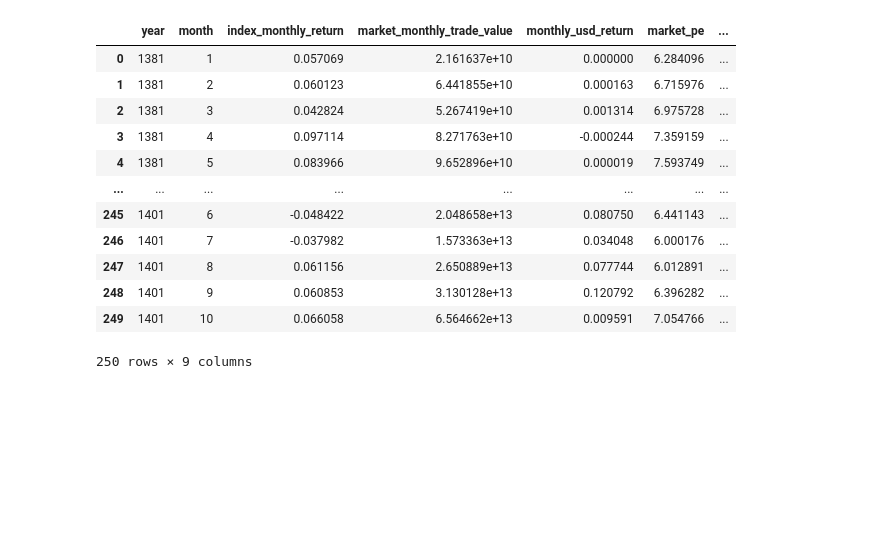
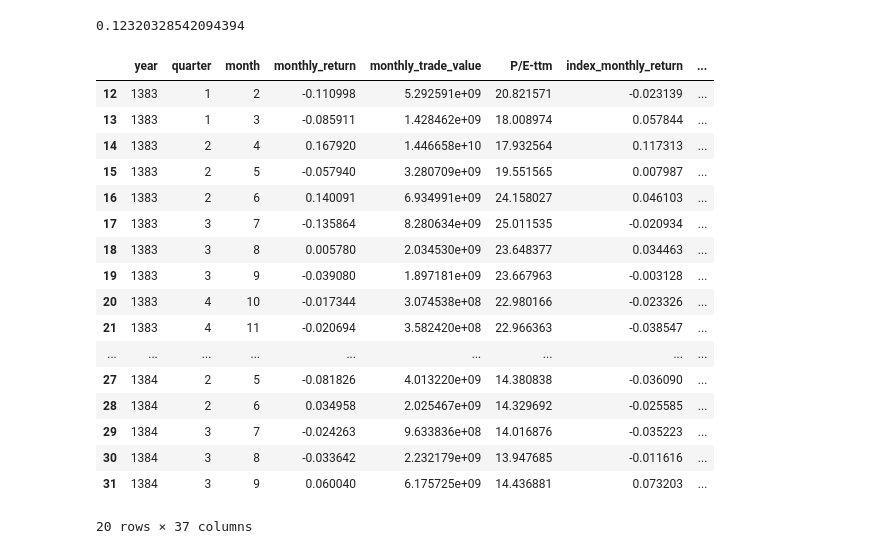
Before and after one commit to Chatrasham/sector_selection_algo, a Jupyter notebook: jupyter/creating_dataset.ipynb, the cells around one changed output. Saved outputs shown, nothing was run; the diff lists cells and outputs as text; code cells hidden in the pictures; blank space fills up the shorter version.

Commit message:
still creating the dataset

```diff
--- a/jupyter/creating_dataset.ipynb
+++ b/jupyter/creating_dataset.ipynb
@@ -262,19 +263,19 @@ for file_name in list_of_sector_processed_files:
     market_data = pd.read_csv(market_data_processed_path+ "\\" + list_of_market_processed_files[0])
     market_data = market_data.drop(["Unnamed: 0"],axis=1)
     market_data = market_data.fillna(method='ffill')
+    new_data = data.merge(market_data,on=["year","month"],how="inner")
+
+
+
+    if len(dataset_df) == 0:
+        dataset_df = new_data
+
+    else:
+        dataset_df = pd.concat([dataset_df,new_data])
+
+dataset_df = dataset_df.sort_values(by = ['year', 'quarter'], ascending = [True, True])
+dataset_df.to_csv(dataset_path + "\\" + "dataset.csv")
-# %%
-market_data
-# %% [output]
-|  | year | month | index_monthly_return | market_monthly_trade_value | monthly_usd_return | market_pe | ... |
-| 0 | 1381 | 1 | 0.057069 | 2.161637e+10 | 0.000000 | 6.284096 | ... |
-| 1 | 1381 | 2 | 0.060123 | 6.441855e+10 | 0.000163 | 6.715976 | ... |
-| 2 | 1381 | 3 | 0.042824 | 5.267419e+10 | 0.001314 | 6.975728 | ... |
-| 3 | 1381 | 4 | 0.097114 | 8.271763e+10 | -0.000244 | 7.359159 | ... |
-| 4 | 1381 | 5 | 0.083966 | 9.652896e+10 | 0.000019 | 7.593749 | ... |
-| ... | ... | ... | ... | ... | ... | ... | ... |
-| 245 | 1401 | 6 | -0.048422 | 2.048658e+13 | 0.080750 | 6.441143 | ... |
-| 246 | 1401 | 7 | -0.037982 | 1.573363e+13 | 0.034048 | 6.000176 | ... |
-| 247 | 1401 | 8 | 0.061156 | 2.650889e+13 | 0.077744 | 6.012891 | ... |
-| 248 | 1401 | 9 | 0.060853 | 3.130128e+13 | 0.120792 | 6.396282 | ... |
-| 249 | 1401 | 10 | 0.066058 | 6.564662e+13 | 0.009591 | 7.054766 | ... |
-250 rows × 9 columns
+# %%
+return_calculator(new_data["monthly_return"].iloc[0:5])
+# %% [output]
+0.12320328542094394
@@ -280,0 +362,21 @@ market_data
+# %%
+new_data.head(20)
+# %% [output]
+|  | year | quarter | month | monthly_return | monthly_trade_value | P/E-ttm | index_monthly_return | ... |
+| 12 | 1383 | 1 | 2 | -0.110998 | 5.292591e+09 | 20.821571 | -0.023139 | ... |
+| 13 | 1383 | 1 | 3 | -0.085911 | 1.428462e+09 | 18.008974 | 0.057844 | ... |
+| 14 | 1383 | 2 | 4 | 0.167920 | 1.446658e+10 | 17.932564 | 0.117313 | ... |
+| 15 | 1383 | 2 | 5 | -0.057940 | 3.280709e+09 | 19.551565 | 0.007987 | ... |
+| 16 | 1383 | 2 | 6 | 0.140091 | 6.934991e+09 | 24.158027 | 0.046103 | ... |
+| 17 | 1383 | 3 | 7 | -0.135864 | 8.280634e+09 | 25.011535 | -0.020934 | ... |
+| 18 | 1383 | 3 | 8 | 0.005780 | 2.034530e+09 | 23.648377 | 0.034463 | ... |
+| 19 | 1383 | 3 | 9 | -0.039080 | 1.897181e+09 | 23.667963 | -0.003128 | ... |
+| 20 | 1383 | 4 | 10 | -0.017344 | 3.074538e+08 | 22.980166 | -0.023326 | ... |
+| 21 | 1383 | 4 | 11 | -0.020694 | 3.582420e+08 | 22.966363 | -0.038547 | ... |
+| ... | ... | ... | ... | ... | ... | ... | ... | ... |
+| 27 | 1384 | 2 | 5 | -0.081826 | 4.013220e+09 | 14.380838 | -0.036090 | ... |
+| 28 | 1384 | 2 | 6 | 0.034958 | 2.025467e+09 | 14.329692 | -0.025585 | ... |
+| 29 | 1384 | 3 | 7 | -0.024263 | 9.633836e+08 | 14.016876 | -0.035223 | ... |
+| 30 | 1384 | 3 | 8 | -0.033642 | 2.232179e+09 | 13.947685 | -0.011616 | ... |
+| 31 | 1384 | 3 | 9 | 0.060040 | 6.175725e+09 | 14.436881 | 0.073203 | ... |
+20 rows × 37 columns
```
Also changed, not shown: parts of 2 cells of this notebook.
